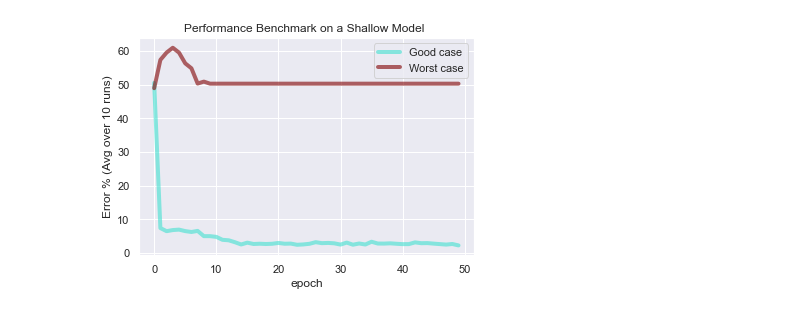
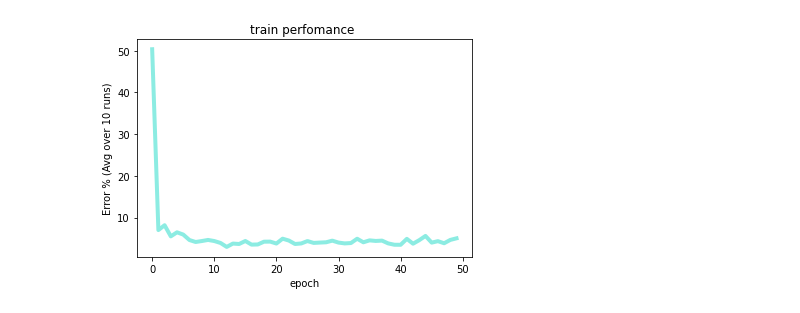
Before and after one commit to Joao-Quinta/Deep_learning_project, a Jupyter notebook: project2/test.ipynb, the cells around one changed output. Cells and saved outputs as stored; diff of their text form; code cells hidden in the pictures.

```diff
--- a/project2/test.ipynb
+++ b/project2/test.ipynb
@@ -117,0 +123,8 @@ test big : 4.5
+# %%
+import numpy as np
+
+train_results = np.asarray(train_results)
+test_results = np.asarray(test_results)
+
+print("train std:",train_results.std())
+print("test std :",test_results.std())
@@ -118,7 +134,8 @@ test big : 4.5
 # %%
 lr = 0.005 # learning rate
 
-list_epoch = []
+list_epoch_train = []
+list_epoch_test = []
 for e in range(50):
     train_results = []
     test_results = []
@@ -154,6 +171,7 @@ for e in range(50):
     print("Train Error : ",train_mean,"%")
     print("Test Error : ",test_mean,"%")
     print("")
-    list_epoch.append(train_mean)
+    list_epoch_train.append(train_mean)
+    list_epoch_test.append(test_mean)
 # %% [output]
 epoch: 0
@@ -235,12 +194,12 @@ Test Error :  50.60000000000001 %
 # %%
 
 
-plt.title("Performance Benchmark on a Shallow Model ")
-plt.plot(list_epoch,  alpha=0.6, linewidth=4, color='turquoise', label='Good case')
-plt.plot(list_epoch_woorst_case, alpha=0.6, linewidth=4, color='maroon', label='Worst case')
+plt.title("train perfomance ")
+plt.plot(list_epoch_train,  alpha=0.6, linewidth=4, color='turquoise')
+
 plt.ylabel("Error % (Avg over 10 runs)")
 plt.xlabel("epoch")
-plt.legend(loc='upper right')
+
 plt.show()
 # %% [output]
-[figure, old version]
+[figure, new version]
```
Also changed, not shown: parts of 9 cells of this notebook, 2 other files.
